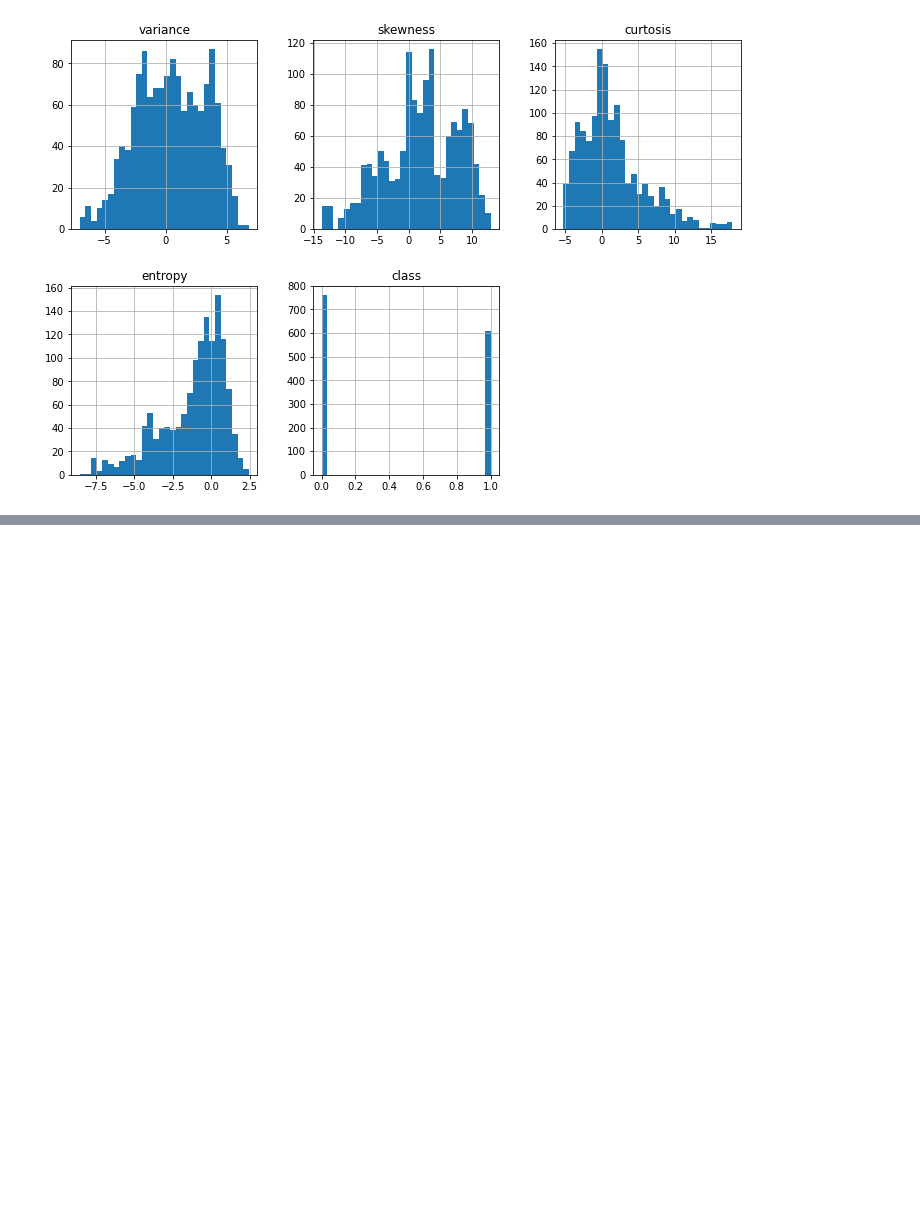
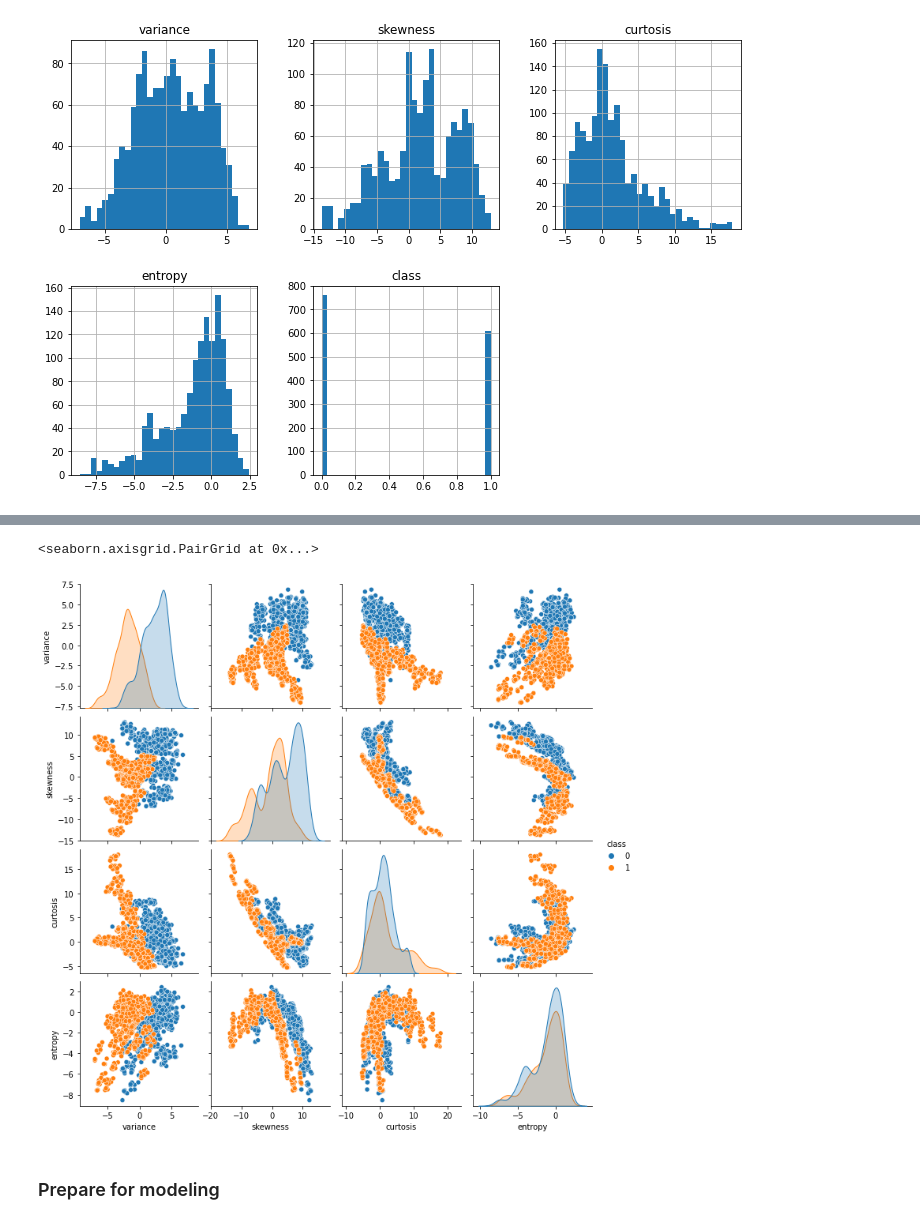
Before and after one commit to deeppunj/portfolio-projects, a Jupyter notebook: MachineLearningProjects/Twenty-ML-Projects-UdemyBased/BankNoteAnalysis/banknoteAuthentication.ipynb, the cells around one changed output, grey strips where cells are left out. Cells and saved outputs as stored; diff of their text form; code cells hidden in the pictures; blank space fills up the shorter version.

```diff
--- a/MachineLearningProjects/Twenty-ML-Projects-UdemyBased/BankNoteAnalysis/banknoteAuthentication.ipynb
+++ b/MachineLearningProjects/Twenty-ML-Projects-UdemyBased/BankNoteAnalysis/banknoteAuthentication.ipynb
@@ -117,3 +117,6 @@ plt.show()
 data.hist(bins=30, figsize=(12,8), layout=(2, 3));
 # %% [output]
 [figure]
+# %%
+sns.pairplot(data, hue="class")
+# %% [output]
@@ -119,0 +124,4 @@ data.hist(bins=30, figsize=(12,8), layout=(2, 3));
+<seaborn.axisgrid.PairGrid at 0x...>
+[figure, added]
+# %% [markdown]
+### Prepare for modeling
```
Also changed, not shown: parts of 5 cells of this notebook, 5 other files.
